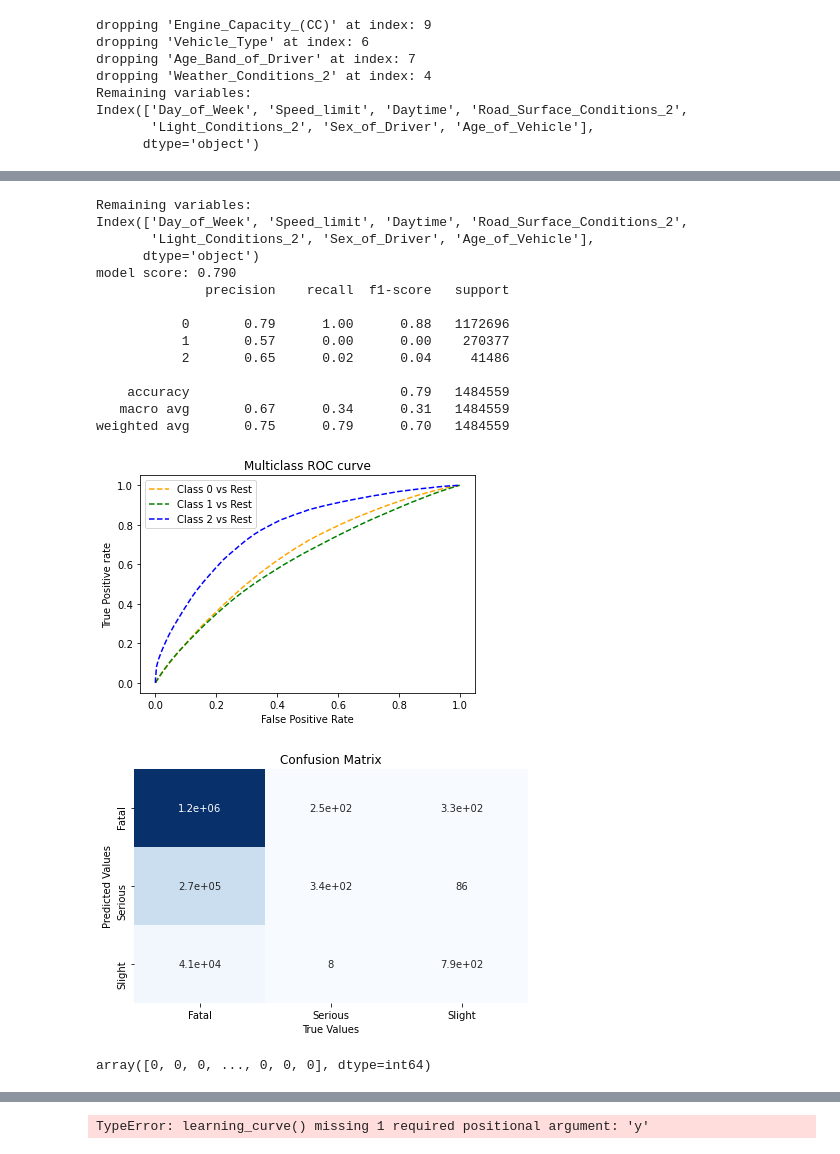
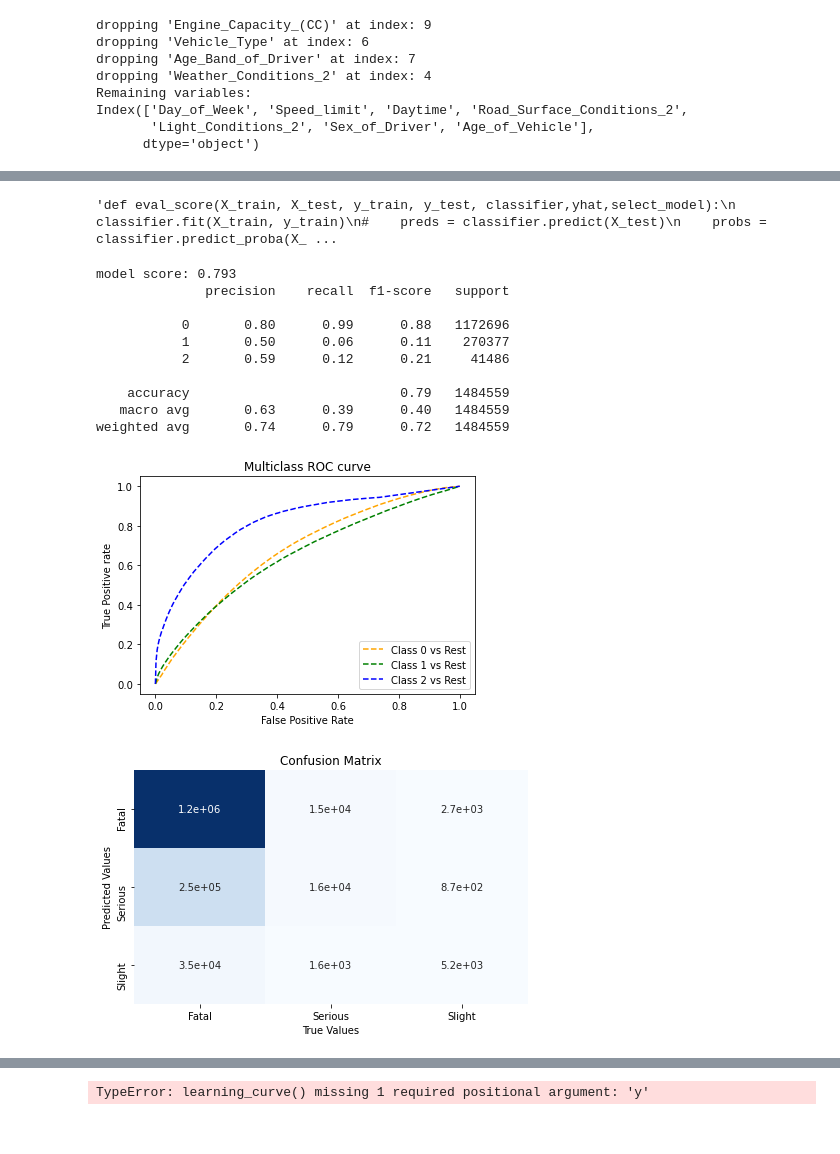
Before and after one commit to hxn241/TFM, a Jupyter notebook: Predictions_as_cs.ipynb, the cells around one changed output, grey strips where cells are left out. Saved outputs shown, nothing was run; the diff lists cells and outputs as text; code cells hidden in the pictures.

Commit message:
check_reports

```diff
--- a/Predictions_as_cs.ipynb
+++ b/Predictions_as_cs.ipynb
@@ -232,6 +227,6 @@ Age_of_Vehicle               int32
 dtype: object
 # %%
 cat = ['Day_of_Week','Daytime', 'Speed_limit','Road_Surface_Conditions_2',
-       'Light_Conditions_2', 'Sex_of_Driver']
+       'Light_Conditions_2', 'Sex_of_Driver','Age_Band_of_Driver','Vehicle_Type','Weather_Conditions_2']
 
-num  = ['Age_of_Vehicle']
+num  = ['Age_of_Vehicle','Engine_Capacity_(CC)']
@@ -238,16 +358,15 @@ num  = ['Age_of_Vehicle']
 # %%
 #This functions allow us to make predictions using different models.
-
 
 def evaluate_model(X,y,num,cat,select_model):
 #selection model
 
     if select_model == 1:
-        model = LogisticRegression()
+        model = LogisticRegression(solver='lbfgs')
     elif select_model == 2:
         model = DecisionTreeClassifier()
     elif select_model == 3:
-        model = RandomForestClassifier()
+        model = RandomForestClassifier(n_jobs=-1)
     elif select_model == 4:
         model = BaggingClassifier()
 
@@ -256,10 +375,10 @@ def evaluate_model(X,y,num,cat,select_model):
     categorical_features = cat
     #Handling categorical and numerical data with Pipelines
     numeric_transformer = Pipeline(steps=[
-    ('imputer', SimpleImputer(strategy='median')),
+    #('imputer', SimpleImputer(strategy='median')),
     ('scaler', StandardScaler())])
 
-    categorical_transformer = LabelEncoder()
+#    categorical_transformer = LabelEncoder()
     categorical_transformer = OneHotEncoder(handle_unknown='ignore')
     categorical_transformer  = StandardScaler()
     preprocessor = ColumnTransformer(
@@ -270,28 +389,15 @@ def evaluate_model(X,y,num,cat,select_model):
     ])
 
     # Append to classifier the preprocessing pipeline.
-    # Now we have a full prediction pipeline.
     clf = Pipeline(steps=[('preprocessor', preprocessor),
                           ('classifier', model)])
-    #Before split in train/test, we drop the columns that have high collinearity calling the funciton calculate_vif
-#    X=calculate_vif(X)
-    X_train, X_test, y_train, y_test = train_test_split(X, y,stratify=y)
-
 
     clf.fit(X_train, y_train)
-    print("model score: %.3f" % clf.score(X_test, y_test))
     yhat = clf.predict(X_test)
 
-#    accuracy = accuracy_score(y_test, yhat)
-#    recall = recall_score(y_test, yhat,average=None)
-#    f1score =  f1_score(y_test, yhat,average=None)
-#    precision = precision_score(y_test, yhat,average=None)
+    eval_score(X_train, X_test, y_train, y_test, clf, yhat,select_model)
 
-    #print(classification_report(y_test, yhat))
-
-    eval_score(X_train, X_test, y_train, y_test, clf,yhat)
-
-    return (yhat)
+    return yhat
 # %%
 #evaluating Logistic Regresion model
 # %%
@@ -317,10 +423,21 @@ weighted avg       0.62      0.79      0.70   1484559
 [figure]
 [figure]
 # %%
-def eval_score(X_train, X_test, y_train, y_test, classifier,yhat):
+'''def eval_score(X_train, X_test, y_train, y_test, classifier,yhat,select_model):
     classifier.fit(X_train, y_train)
 #    preds = classifier.predict(X_test)
     probs = classifier.predict_proba(X_test)
+
+    if select_model == 1:
+        modelts = 'LogisticRegression'
+    elif select_model == 2:
+        modelts = 'DecisionTreeClassifier'
+    elif select_model == 3:
+        modelts = 'RandomForestClassifier'
+    elif select_model == 4:
+        modelts = 'BaggingClassifier'
+
+
 
     # roc curve for classes
     fpr = {}
@@ -328,8 +445,13 @@ def eval_score(X_train, X_test, y_train, y_test, classifier,yhat):
     thresh ={}
 
     n_class = 3
+    print("model score: %.3f" % classifier.score(X_test, y_test))
+    cr = classification_report(y_test, yhat)
+    print(cr)
 
-    print(classification_report(y_test, yhat))
+    f = open('report.txt', 'w')
+    f.write('Classification Report {}\n\n{}'.format(modelts ,cr))
+    f.close()
 
     for i in range(n_class):
         fpr[i], tpr[i], thresh[i] = roc_curve(y_test, probs[:,i], pos_label=i)
@@ -341,7 +463,7 @@ def eval_score(X_train, X_test, y_train, y_test, classifier,yhat):
     plt.xlabel('False Positive Rate')
     plt.ylabel('True Positive rate')
     plt.legend(loc='best')
-    plt.savefig('Multiclass ROC',dpi=300);
+    plt.savefig(modelts+'Multiclass ROC',dpi=300);
 
     #plotting matrix confusion
     matrix = confusion_matrix(y_test, yhat)
@@ -353,32 +475,30 @@ def eval_score(X_train, X_test, y_train, y_test, classifier,yhat):
     ax = plt.title('Confusion Matrix')
     ax = plt.tight_layout(), plt.xlabel('True Values'), plt.ylabel('Predicted Values')
     plt.show()
+    fig.savefig(modelts+'Confusion Matrix',dpi=300);
 
 
 
 
-    return roc_auc_score(y_test, probs,multi_class='ovo', average='weighted')
+    return roc_auc_score(y_test, probs,multi_class='ovo', average='weighted')'''
+# %% [output]
+'def eval_score(X_train, X_test, y_train, y_test, classifier,yhat,select_model):\n    classifier.fit(X_train, y_train)\n#    preds = classifier.predict(X_test)\n    probs = classifier.predict_proba(X_ ...
 # %%
 #Evaluating decisiontreeclassifier
-evaluate_model(X,y,num,cat,2)
+yhat = evaluate_model(X,y,num,cat,2)
 # %% [output]
-Remaining variables:
-Index(['Day_of_Week', 'Speed_limit', 'Daytime', 'Road_Surface_Conditions_2',
-       'Light_Conditions_2', 'Sex_of_Driver', 'Age_of_Vehicle'],
-      dtype='object')
-model score: 0.790
+model score: 0.793
               precision    recall  f1-score   support
 
-           0       0.79      1.00      0.88   1172696
-           1       0.57      0.00      0.00    270377
-           2       0.65      0.02      0.04     41486
+           0       0.80      0.99      0.88   1172696
+           1       0.50      0.06      0.11    270377
+           2       0.59      0.12      0.21     41486
 
     accuracy                           0.79   1484559
-   macro avg       0.67      0.34      0.31   1484559
-weighted avg       0.75      0.79      0.70   1484559
+   macro avg       0.63      0.39      0.40   1484559
+weighted avg       0.74      0.79      0.72   1484559
-[figure, old version]
+[figure, new version]
-[figure, old version]
+[figure, new version]
-array([0, 0, 0, ..., 0, 0, 0], dtype=int64)
 # %%
 #Evaluating randomforest classifier
 # %%
```
Also changed, not shown: parts of 20 cells of this notebook, 15 other files.
